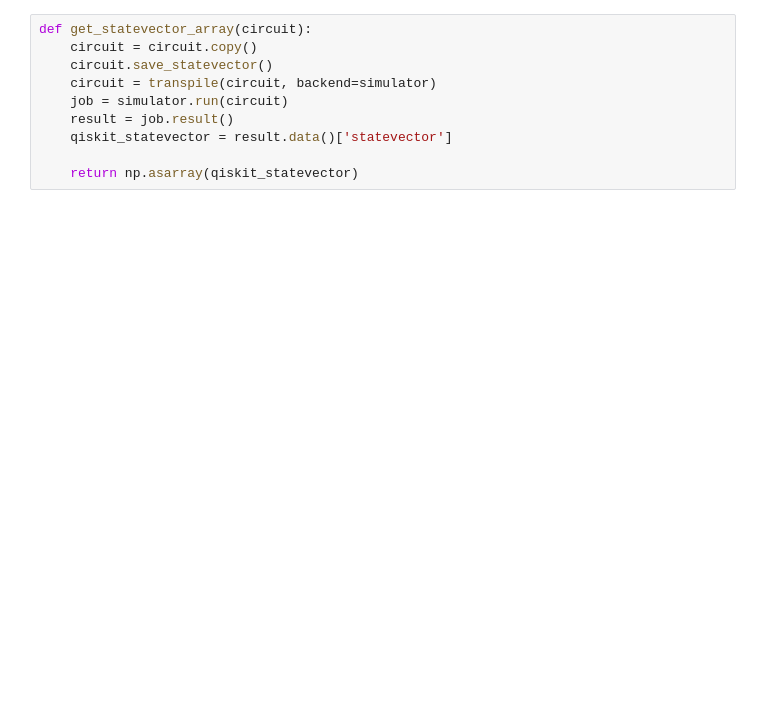
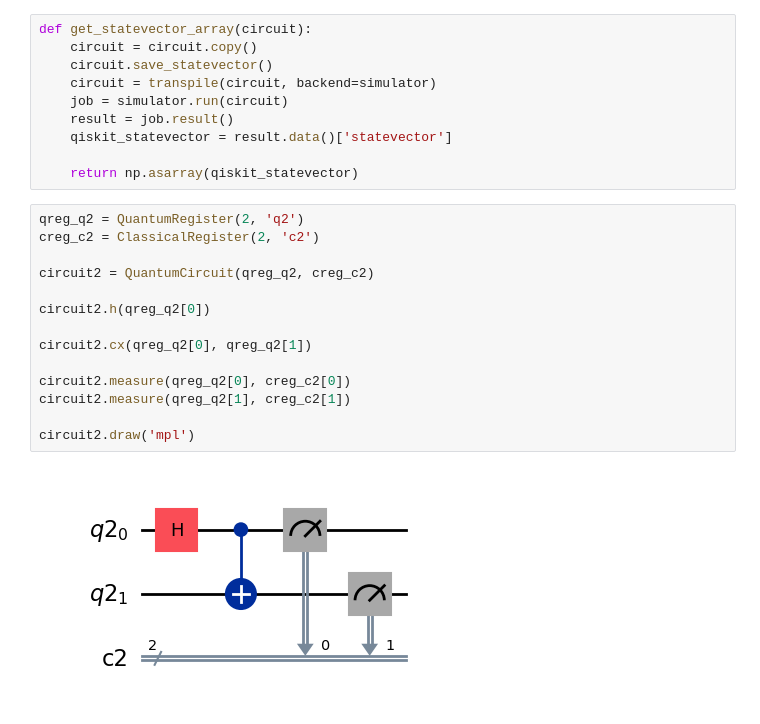
Before and after one commit to miketorii/ProjectX, a Jupyter notebook: Quantum/bell23.ipynb, the cells around one changed output. Saved outputs shown, nothing was run; the diff lists cells and outputs as text; blank space fills up the shorter version.

```diff
--- a/Quantum/bell23.ipynb
+++ b/Quantum/bell23.ipynb
@@ -29,3 +46,19 @@ def get_statevector_array(circuit):
     qiskit_statevector = result.data()['statevector']
 
     return np.asarray(qiskit_statevector)
+# %%
+qreg_q2 = QuantumRegister(2, 'q2')
+creg_c2 = ClassicalRegister(2, 'c2')
+
+circuit2 = QuantumCircuit(qreg_q2, creg_c2)
+
+circuit2.h(qreg_q2[0])
+
+circuit2.cx(qreg_q2[0], qreg_q2[1])
+
+circuit2.measure(qreg_q2[0], creg_c2[0])
+circuit2.measure(qreg_q2[1], creg_c2[1])
+
+circuit2.draw('mpl')
+# %% [output]
+[figure, added]
```
Also changed, not shown: parts of 6 cells of this notebook.
